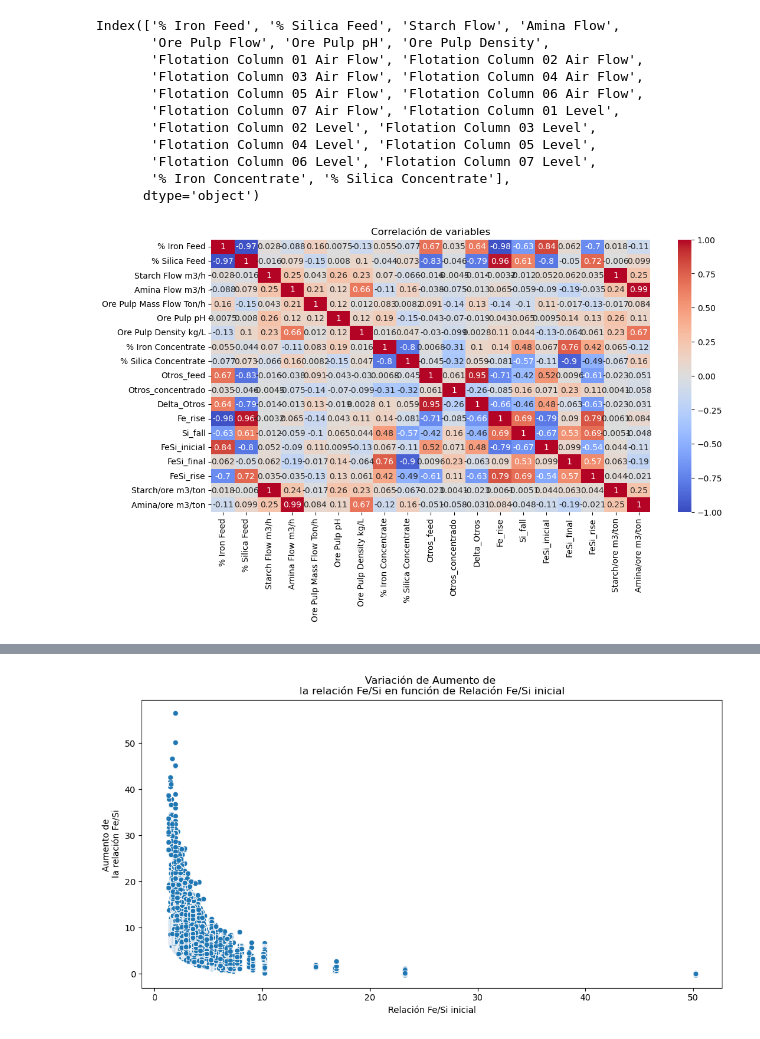
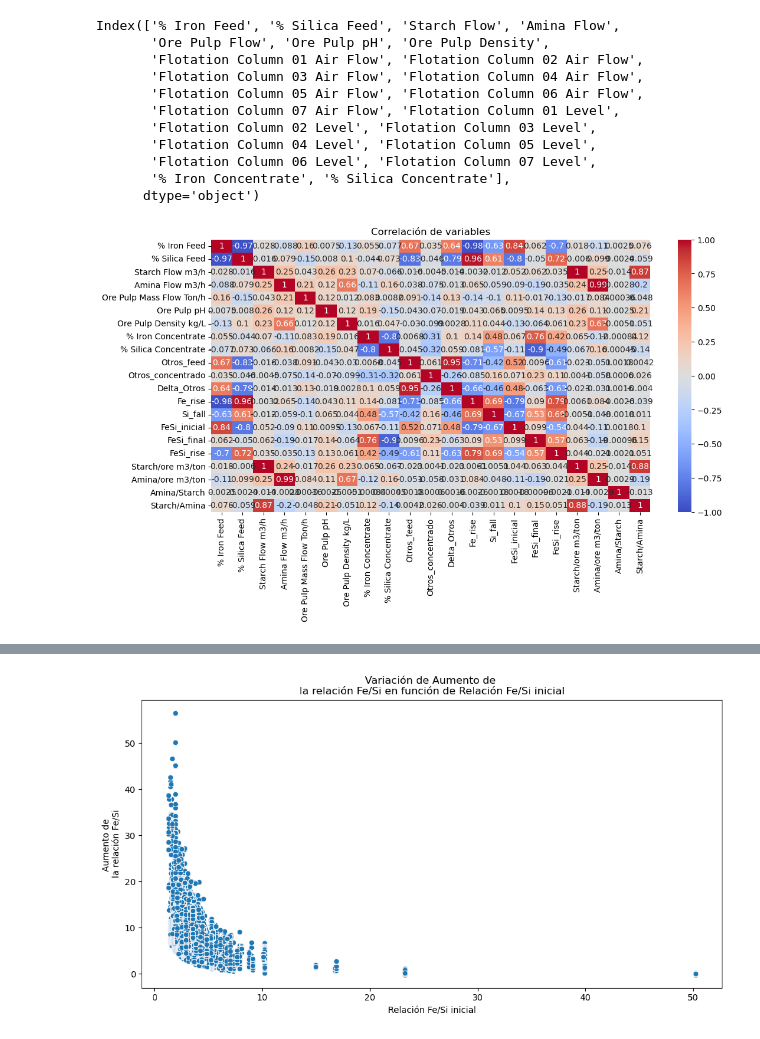
Before and after one commit to JohnLopez15/Mineria_2, a Jupyter notebook: Analisis_exploratorio.ipynb, the cells around one changed output, grey strips where cells are left out. Drawn from its saved outputs; the diff is of its cells as text; code cells hidden in the pictures.

```diff
--- a/Analisis_exploratorio.ipynb
+++ b/Analisis_exploratorio.ipynb
@@ -79,27 +79,29 @@ data_01.columns = columnas_nuevo_nombre
 # %%
 
 data_01["Otros_feed"]=100-data_01["% Iron Feed"]-data_01["% Silica Feed"]
 data_01["Otros_concentrado"]=100-data_01["% Iron Concentrate"]-data_01["% Silica Concentrate"]
 data_01["Delta_Otros"]=data_01["Otros_feed"]-data_01["Otros_concentrado"]
 data_01["Fe_rise"] = (data_01["% Iron Concentrate"] - data_01["% Iron Feed"])/data_01["% Iron Feed"]
 data_01["Si_fall"] = (data_01["% Silica Concentrate"] - data_01["% Silica Feed"])/data_01["% Silica Feed"]*-1
 data_01["FeSi_inicial"]= data_01["% Iron Feed"] / data_01["% Silica Feed"]
 data_01["FeSi_final"]= data_01["% Iron Concentrate"] / data_01["% Silica Concentrate"]
 data_01["FeSi_rise"] = (data_01["FeSi_final"] - data_01["FeSi_inicial"])/data_01["FeSi_inicial"]
 data_01["Starch/ore m3/ton"]= data_01["Starch Flow m3/h"] / data_01["Ore Pulp Mass Flow Ton/h"]
 data_01["Amina/ore m3/ton"]= data_01["Amina Flow m3/h"] / data_01["Ore Pulp Mass Flow Ton/h"]
+data_01["Amina/Starch"]= data_01["Amina Flow m3/h"] / data_01["Starch Flow m3/h"]
+data_01["Starch/Amina"]= data_01["Starch Flow m3/h"] / data_01["Amina Flow m3/h"]
 # esta parte es temporal
 
 # del data_01["Amina Flow m3/h"]
 # del data_01["Starch Flow m3/h"]
 
 
 plt.figure(figsize=(12, 6))
 sns.heatmap(data_01.corr(), annot=True, cmap="coolwarm",vmin=-1, vmax=1)
 plt.title('Correlación de variables')
 plt.show()
 # %% [output]
-[figure, old version]
+[figure, new version]
 # %%
 columnas=data_01.columns
 nombres=["% Hierro alimentación",
```
Also changed, not shown: parts of 16 cells of this notebook.
